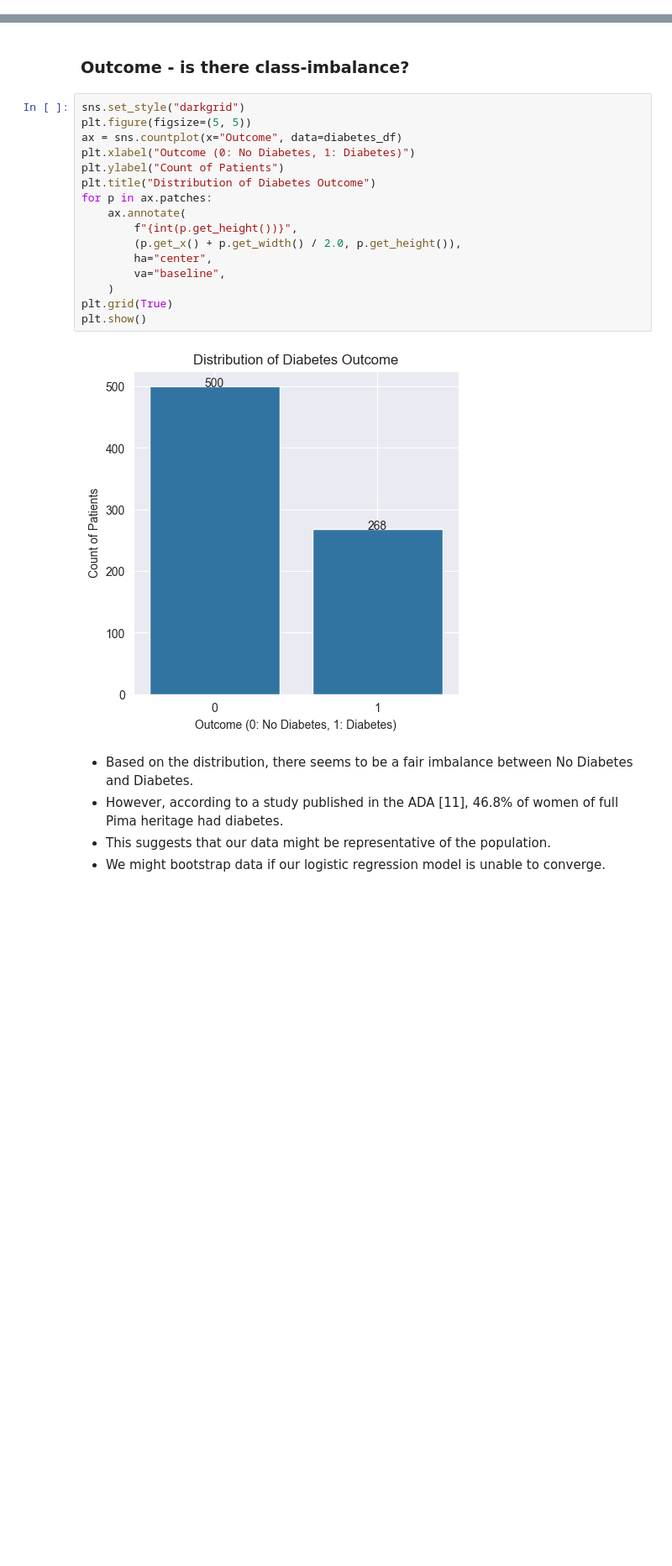
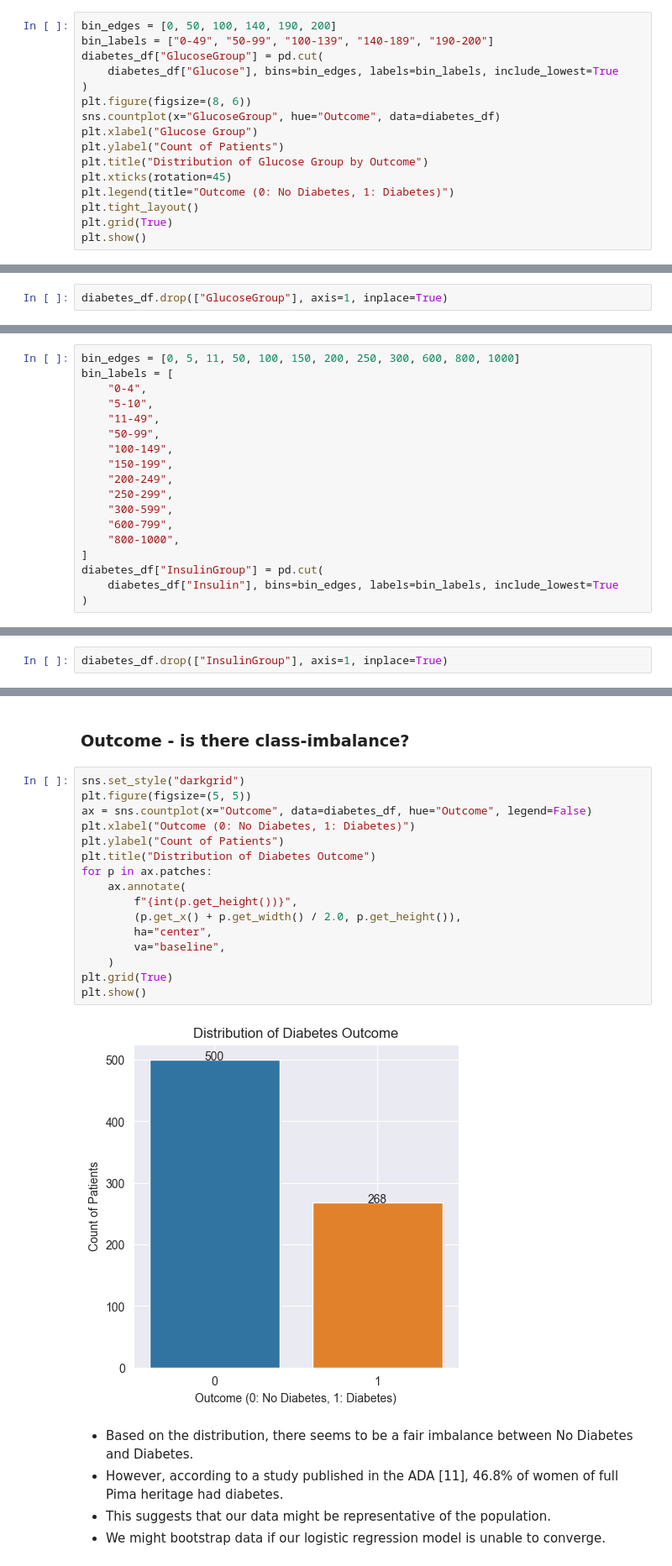
Before and after one commit to jacob5412/2023FA_MSAI_339, a Jupyter notebook: Homework2/HW2_Logistic_Regression_v2.ipynb, the cells around one changed output, grey strips where cells are left out. Shown at 84% size. Drawn from its saved outputs; the diff is of its cells as text; blank space fills up the shorter version.

```diff
--- a/Homework2/HW2_Logistic_Regression_v2.ipynb
+++ b/Homework2/HW2_Logistic_Regression_v2.ipynb
@@ -315,0 +318,16 @@ diabetes_df.loc[
+# %%
+bin_edges = [0, 50, 100, 140, 190, 200]
+bin_labels = ["0-49", "50-99", "100-139", "140-189", "190-200"]
+diabetes_df["GlucoseGroup"] = pd.cut(
+    diabetes_df["Glucose"], bins=bin_edges, labels=bin_labels, include_lowest=True
+)
+plt.figure(figsize=(8, 6))
+sns.countplot(x="GlucoseGroup", hue="Outcome", data=diabetes_df)
+plt.xlabel("Glucose Group")
+plt.ylabel("Count of Patients")
+plt.title("Distribution of Glucose Group by Outcome")
+plt.xticks(rotation=45)
+plt.legend(title="Outcome (0: No Diabetes, 1: Diabetes)")
+plt.tight_layout()
+plt.grid(True)
+plt.show()
@@ -315,0 +336,2 @@ diabetes_df.loc[
+# %%
+diabetes_df.drop(["GlucoseGroup"], axis=1, inplace=True)
@@ -438,0 +470,18 @@ plt.show()
+# %%
+bin_edges = [0, 5, 11, 50, 100, 150, 200, 250, 300, 600, 800, 1000]
+bin_labels = [
+    "0-4",
+    "5-10",
+    "11-49",
+    "50-99",
+    "100-149",
+    "150-199",
+    "200-249",
+    "250-299",
+    "300-599",
+    "600-799",
+    "800-1000",
+]
+diabetes_df["InsulinGroup"] = pd.cut(
+    diabetes_df["Insulin"], bins=bin_edges, labels=bin_labels, include_lowest=True
+)
@@ -438,0 +500,2 @@ plt.show()
+# %%
+diabetes_df.drop(["InsulinGroup"], axis=1, inplace=True)
@@ -550,21 +617,21 @@ plt.show()
 # %%
 sns.set_style("darkgrid")
 plt.figure(figsize=(5, 5))
-ax = sns.countplot(x="Outcome", data=diabetes_df)
+ax = sns.countplot(x="Outcome", data=diabetes_df, hue="Outcome", legend=False)
 plt.xlabel("Outcome (0: No Diabetes, 1: Diabetes)")
 plt.ylabel("Count of Patients")
 plt.title("Distribution of Diabetes Outcome")
 for p in ax.patches:
     ax.annotate(
         f"{int(p.get_height())}",
         (p.get_x() + p.get_width() / 2.0, p.get_height()),
         ha="center",
         va="baseline",
     )
 plt.grid(True)
 plt.show()
 # %% [output]
-[figure, old version]
+[figure, new version]
 # %% [markdown]
 * Based on the distribution, there seems to be a fair imbalance between No Diabetes and Diabetes.
 * However, according to a study published in the ADA [11], 46.8% of women of full Pima heritage had diabetes.
```
Also changed, not shown: parts of 45 cells of this notebook.
